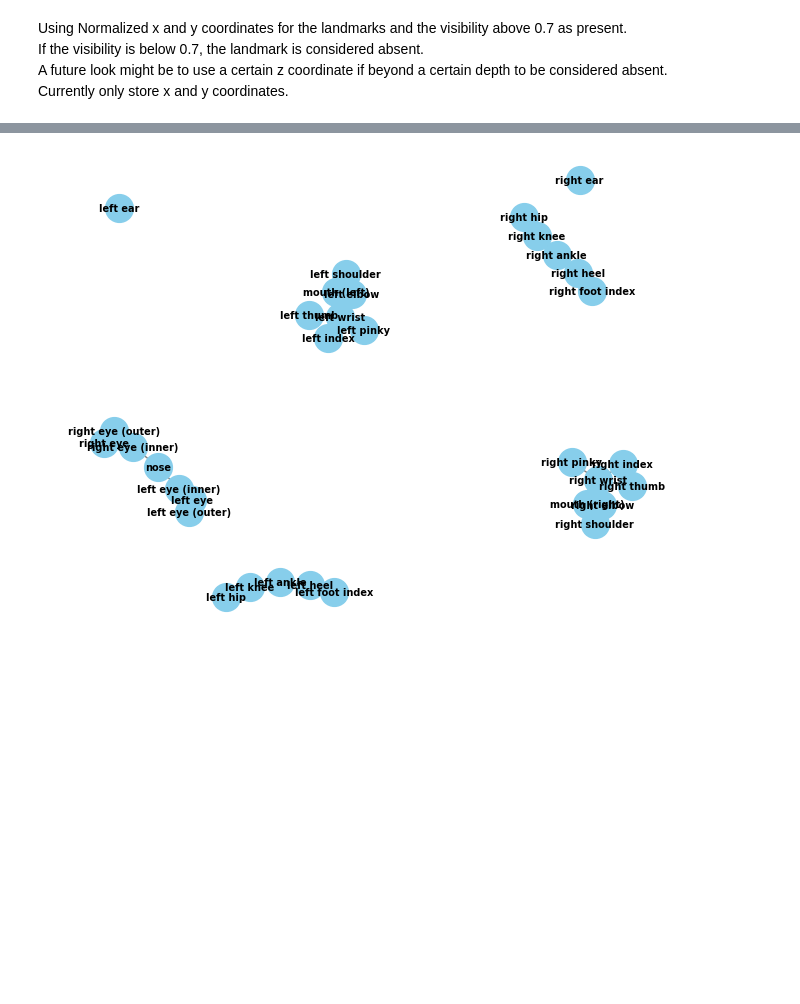
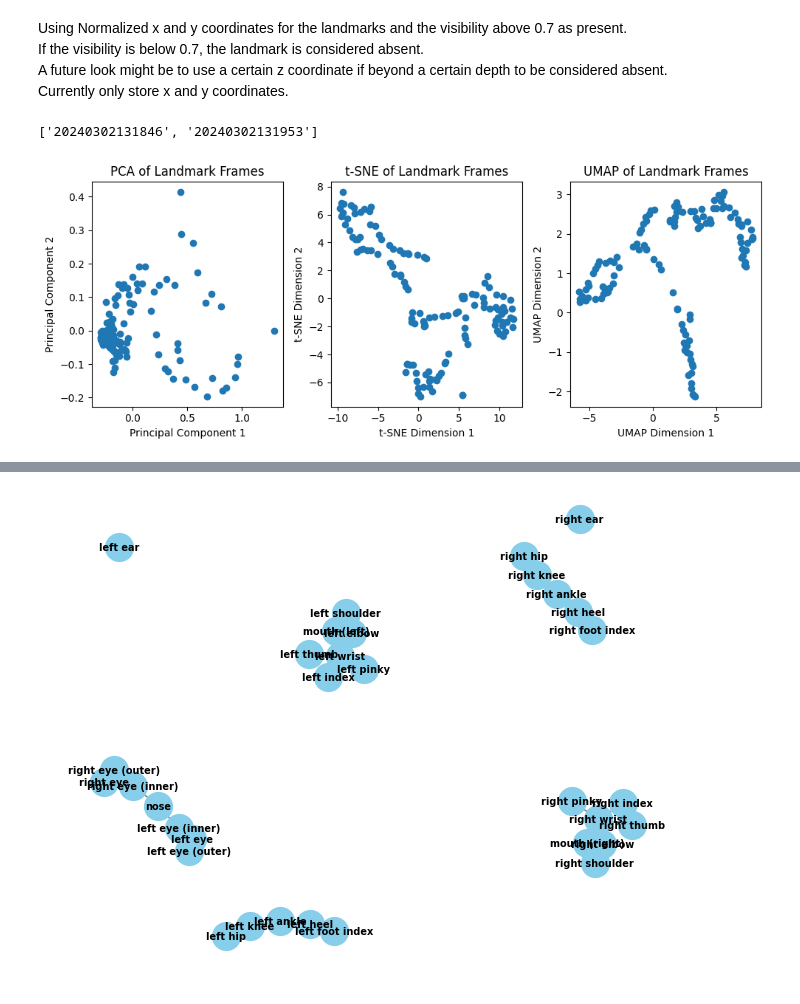
Before and after one commit to kaburia/animal-poses4population, a Jupyter notebook: human-gait-tests/human_gait_recognition.ipynb, the cells around one changed output, grey strips where cells are left out. Saved outputs shown, nothing was run; the diff lists cells and outputs as text; code cells hidden in the pictures; blank space fills up the shorter version.

```diff
--- a/human-gait-tests/human_gait_recognition.ipynb
+++ b/human-gait-tests/human_gait_recognition.ipynb
@@ -173,0 +147,12 @@ graph = {
+# %%
+# append time_now to a list for referencing the files experimenting session lost during notebook restart
+time_nows.append(time_now)
+time_nows
+# %% [output]
+['20240302131846', '20240302131953']
+# %%
+# Load the landmarks from the JSON file
+landmarks_file = os.path.join(os.getcwd(), f'landmarks\landmarks_{time_nows[0]}.json')
+
+with open(landmarks_file) as f:
+    landmarks = json.load(f)
@@ -173,0 +202,46 @@ graph = {
+# %%
+
+# Convert the list of landmark frames to a numpy array
+landmark_frames_array = np.array(landmarks_frames)
+
+# Reshape the array to 2D
+landmark_frames_2d = landmark_frames_array.reshape(landmark_frames_array.shape[0], -1)
+
+# Apply PCA
+pca = PCA(n_components=2)
+pca_result = pca.fit_transform(landmark_frames_2d)
+
+# Apply t-SNE
+tsne = TSNE(n_components=2)
+tsne_result = tsne.fit_transform(landmark_frames_2d)
+
+# Apply UMAP
+umap = UMAP(n_components=2)
+umap_result = umap.fit_transform(landmark_frames_2d)
+
+# Plot the PCA result
+plt.figure(figsize=(10, 4))
+plt.subplot(1, 3, 1)
+plt.scatter(pca_result[:, 0], pca_result[:, 1])
+plt.xlabel('Principal Component 1')
+plt.ylabel('Principal Component 2')
+plt.title('PCA of Landmark Frames')
+
+# Plot the t-SNE result
+plt.subplot(1, 3, 2)
+plt.scatter(tsne_result[:, 0], tsne_result[:, 1])
+plt.xlabel('t-SNE Dimension 1')
+plt.ylabel('t-SNE Dimension 2')
+plt.title('t-SNE of Landmark Frames')
+
+# Plot the UMAP result
+plt.subplot(1, 3, 3)
+plt.scatter(umap_result[:, 0], umap_result[:, 1])
+plt.xlabel('UMAP Dimension 1')
+plt.ylabel('UMAP Dimension 2')
+plt.title('UMAP of Landmark Frames')
+
+plt.tight_layout()
+plt.show()
+# %% [output]
+[figure, added]
```
Also changed, not shown: parts of 25 cells of this notebook.
